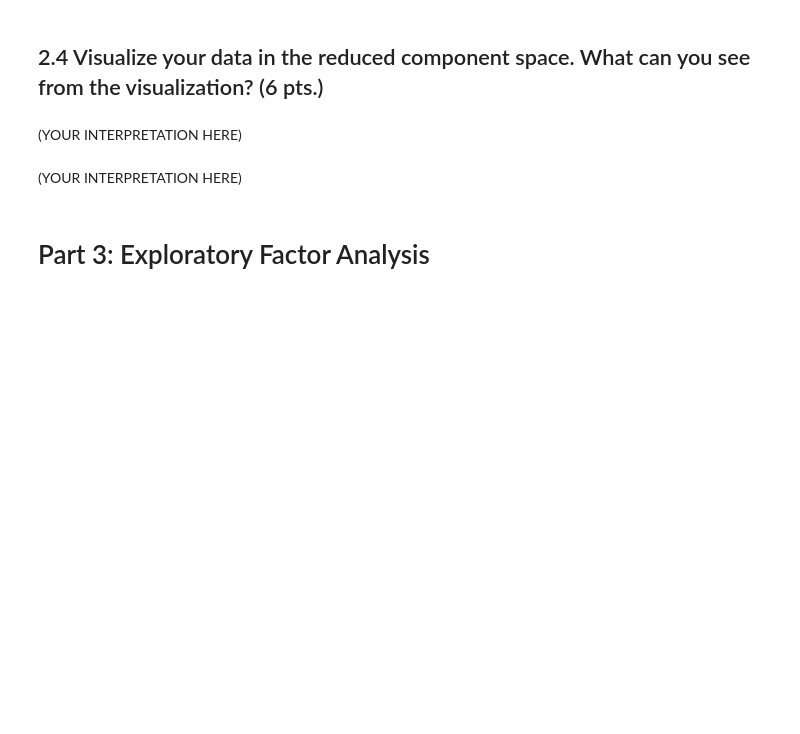
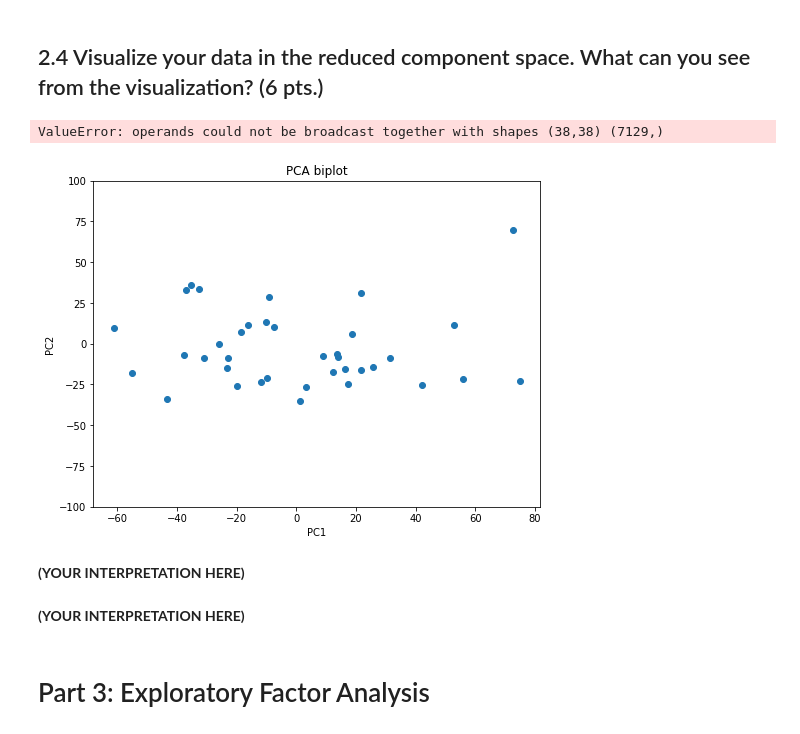
Before and after one commit to tengdann/si618, a Jupyter notebook: 618_HW8.ipynb, the cells around one changed output. Cells and saved outputs as stored; diff of their text form; code cells hidden in the pictures; blank space fills up the shorter version.

```diff
--- a/618_HW8.ipynb
+++ b/618_HW8.ipynb
@@ -116,7 +193,28 @@ What can you see from your visualization(s)?
+# %%
+### YOUR CODE HERE ###
+X = pca_model.transform(df_train_norm.loc['1':'33'])
+plt.figure(figsize=(8,6))
+plt.scatter(X[:,0], X[:,1])
+plt.xlabel('PC1')
+plt.ylabel('PC2')
+plt.title('PCA biplot')
+plt.ylim(-100, 100)
+
+# Add variable unit vector projections
+V = pca_model.transform(np.identity(X.shape[1]))
+for i, v in enumerate(V):
+    plt.annotate(df_train_norm.loc['1':'33'].columns[i],
+                 xy=(0,0), xytext=v[:2]*10,
+                 fontsize=13, color='orange',
+                 arrowprops=dict(
+                    arrowstyle='<-', linewidth=2, color='orange'))
+# %% [output]
+ValueError: operands could not be broadcast together with shapes (38,38) (7129,)
+[figure, added]
 # %% [markdown]
-(YOUR INTERPRETATION HERE)
+__(YOUR INTERPRETATION HERE)__
 # %% [markdown]
-(YOUR INTERPRETATION HERE)
+__(YOUR INTERPRETATION HERE)__
 # %% [markdown]
 # Part 3: Exploratory Factor Analysis
 # %% [markdown]
```
Also changed, not shown: parts of 21 cells of this notebook.
